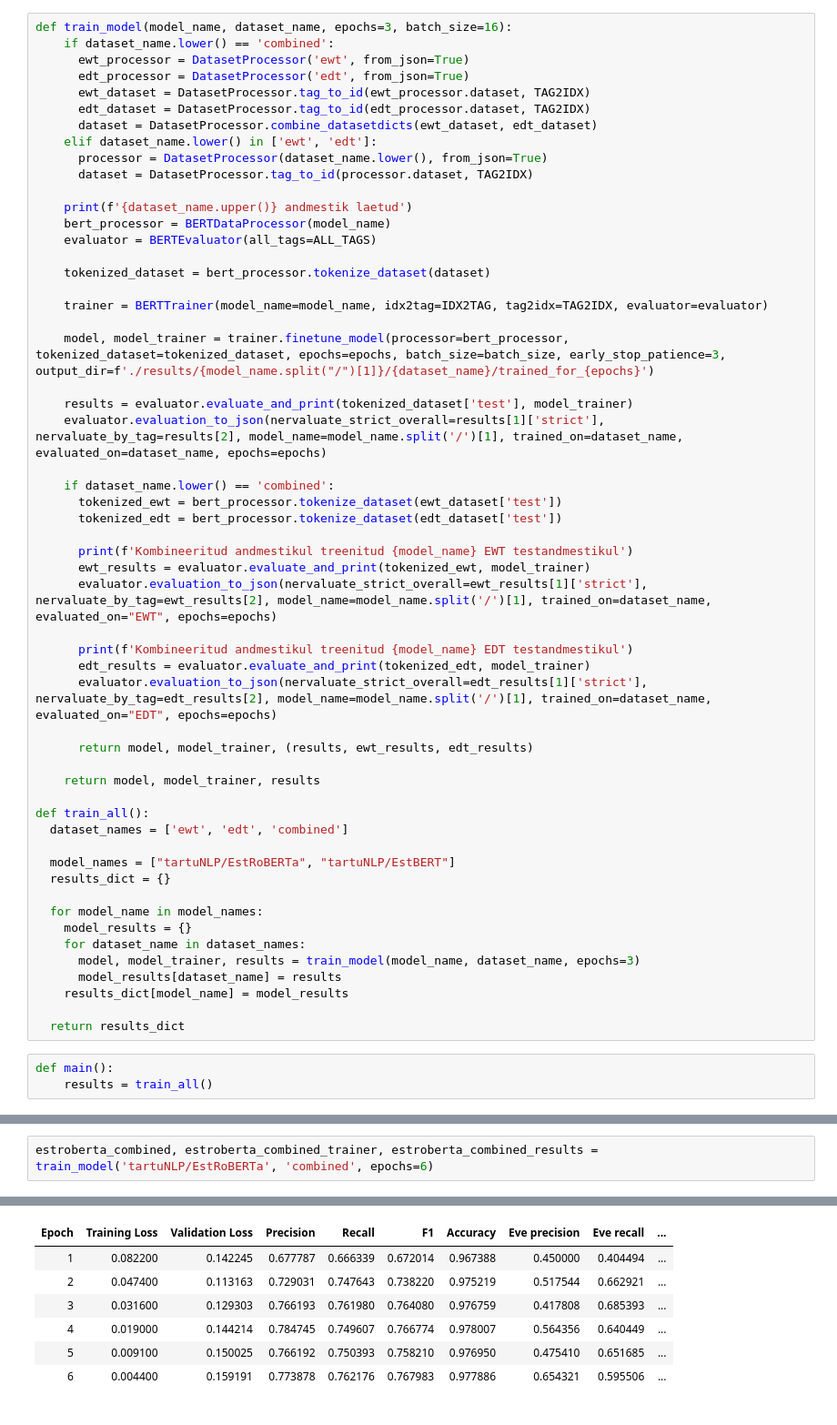
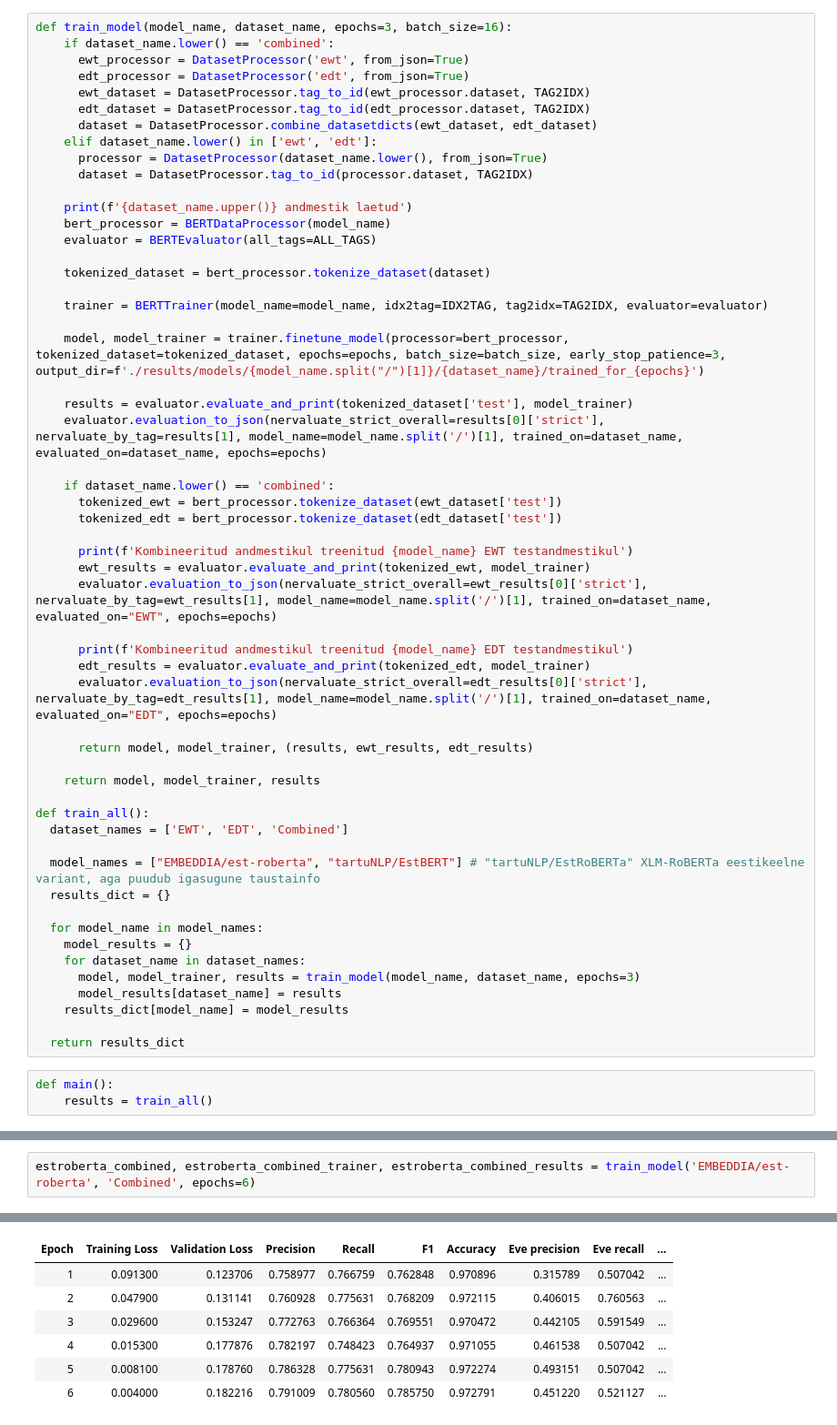
Before and after one commit to martinkivisikk/ner_thesis, a Jupyter notebook: notebooks/main_nb.ipynb, the cells around one changed output, grey strips where cells are left out. Shown at 91% size. Cells and saved outputs as stored; diff of their text form.

```diff
--- a/notebooks/main_nb.ipynb
+++ b/notebooks/main_nb.ipynb
@@ -49,10 +38,10 @@ def train_model(model_name, dataset_name, epochs=3, batch_size=16):
 
     trainer = BERTTrainer(model_name=model_name, idx2tag=IDX2TAG, tag2idx=TAG2IDX, evaluator=evaluator)
 
-    model, model_trainer = trainer.finetune_model(processor=bert_processor, tokenized_dataset=tokenized_dataset, epochs=epochs, batch_size=batch_size, early_stop_patience=3, output_dir=f'./results/{model_name.split("/")[1]}/{dataset_name}/trained_for_{epochs}')
+    model, model_trainer = trainer.finetune_model(processor=bert_processor, tokenized_dataset=tokenized_dataset, epochs=epochs, batch_size=batch_size, early_stop_patience=3, output_dir=f'./results/models/{model_name.split("/")[1]}/{dataset_name}/trained_for_{epochs}')
 
     results = evaluator.evaluate_and_print(tokenized_dataset['test'], model_trainer)
-    evaluator.evaluation_to_json(nervaluate_strict_overall=results[1]['strict'], nervaluate_by_tag=results[2], model_name=model_name.split('/')[1], trained_on=dataset_name, evaluated_on=dataset_name, epochs=epochs)
+    evaluator.evaluation_to_json(nervaluate_strict_overall=results[0]['strict'], nervaluate_by_tag=results[1], model_name=model_name.split('/')[1], trained_on=dataset_name, evaluated_on=dataset_name, epochs=epochs)
 
     if dataset_name.lower() == 'combined':
       tokenized_ewt = bert_processor.tokenize_dataset(ewt_dataset['test'])
@@ -60,20 +49,20 @@ def train_model(model_name, dataset_name, epochs=3, batch_size=16):
 
       print(f'Kombineeritud andmestikul treenitud {model_name} EWT testandmestikul')
       ewt_results = evaluator.evaluate_and_print(tokenized_ewt, model_trainer)
-      evaluator.evaluation_to_json(nervaluate_strict_overall=ewt_results[1]['strict'], nervaluate_by_tag=ewt_results[2], model_name=model_name.split('/')[1], trained_on=dataset_name, evaluated_on="EWT", epochs=epochs)
+      evaluator.evaluation_to_json(nervaluate_strict_overall=ewt_results[0]['strict'], nervaluate_by_tag=ewt_results[1], model_name=model_name.split('/')[1], trained_on=dataset_name, evaluated_on="EWT", epochs=epochs)
 
       print(f'Kombineeritud andmestikul treenitud {model_name} EDT testandmestikul')
       edt_results = evaluator.evaluate_and_print(tokenized_edt, model_trainer)
-      evaluator.evaluation_to_json(nervaluate_strict_overall=edt_results[1]['strict'], nervaluate_by_tag=edt_results[2], model_name=model_name.split('/')[1], trained_on=dataset_name, evaluated_on="EDT", epochs=epochs)
+      evaluator.evaluation_to_json(nervaluate_strict_overall=edt_results[0]['strict'], nervaluate_by_tag=edt_results[1], model_name=model_name.split('/')[1], trained_on=dataset_name, evaluated_on="EDT", epochs=epochs)
 
       return model, model_trainer, (results, ewt_results, edt_results)
 
     return model, model_trainer, results
 
 def train_all():
-  dataset_names = ['ewt', 'edt', 'combined']
+  dataset_names = ['EWT', 'EDT', 'Combined']
 
-  model_names = ["tartuNLP/EstRoBERTa", "tartuNLP/EstBERT"]
+  model_names = ["EMBEDDIA/est-roberta", "tartuNLP/EstBERT"] # "tartuNLP/EstRoBERTa" XLM-RoBERTa eestikeelne variant, aga puudub igasugune taustainfo
   results_dict = {}
 
   for model_name in model_names:
@@ -168,4 +148,4 @@ UNK {'correct': 0, 'incorrect': 2, 'partial': 0, 'missed': 0, 'spurious': 0, 'po
 # %%
-estroberta_combined, estroberta_combined_trainer, estroberta_combined_results = train_model('tartuNLP/EstRoBERTa', 'combined', epochs=6)
+estroberta_combined, estroberta_combined_trainer, estroberta_combined_results = train_model('EMBEDDIA/est-roberta', 'Combined', epochs=6)
 # %% [output]
 COMBINED andmestik laetud
@@ -176,7 +156,7 @@ You should probably TRAIN this model on a down-stream task to be able to use it
 | Epoch | Training Loss | Validation Loss | Precision | Recall | F1 | Accuracy | Eve precision | Eve recall | ... |
-| 1 | 0.082200 | 0.142245 | 0.677787 | 0.666339 | 0.672014 | 0.967388 | 0.450000 | 0.404494 | ... |
-| 2 | 0.047400 | 0.113163 | 0.729031 | 0.747643 | 0.738220 | 0.975219 | 0.517544 | 0.662921 | ... |
-| 3 | 0.031600 | 0.129303 | 0.766193 | 0.761980 | 0.764080 | 0.976759 | 0.417808 | 0.685393 | ... |
-| 4 | 0.019000 | 0.144214 | 0.784745 | 0.749607 | 0.766774 | 0.978007 | 0.564356 | 0.640449 | ... |
-| 5 | 0.009100 | 0.150025 | 0.766192 | 0.750393 | 0.758210 | 0.976950 | 0.475410 | 0.651685 | ... |
-| 6 | 0.004400 | 0.159191 | 0.773878 | 0.762176 | 0.767983 | 0.977886 | 0.654321 | 0.595506 | ... |
+| 1 | 0.091300 | 0.123706 | 0.758977 | 0.766759 | 0.762848 | 0.970896 | 0.315789 | 0.507042 | ... |
+| 2 | 0.047900 | 0.131141 | 0.760928 | 0.775631 | 0.768209 | 0.972115 | 0.406015 | 0.760563 | ... |
+| 3 | 0.029600 | 0.153247 | 0.772763 | 0.766364 | 0.769551 | 0.970472 | 0.442105 | 0.591549 | ... |
+| 4 | 0.015300 | 0.177876 | 0.782197 | 0.748423 | 0.764937 | 0.971055 | 0.461538 | 0.507042 | ... |
+| 5 | 0.008100 | 0.178760 | 0.786328 | 0.775631 | 0.780943 | 0.972274 | 0.493151 | 0.507042 | ... |
+| 6 | 0.004000 | 0.182216 | 0.791009 | 0.780560 | 0.785750 | 0.972791 | 0.451220 | 0.521127 | ... |
```
Also changed, not shown: parts of 12 cells of this notebook, 43 other files.
